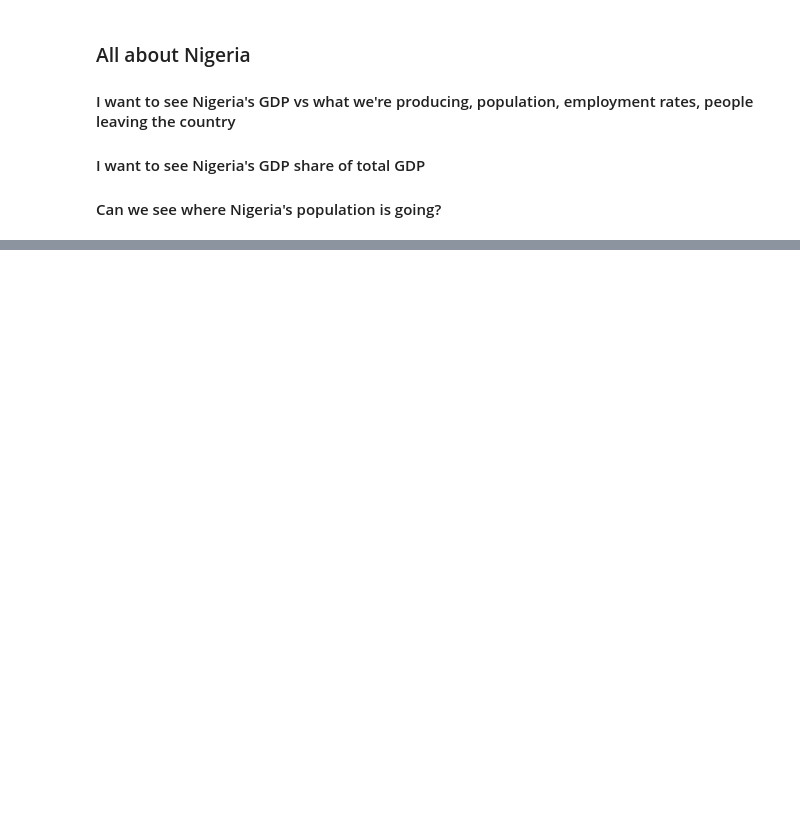
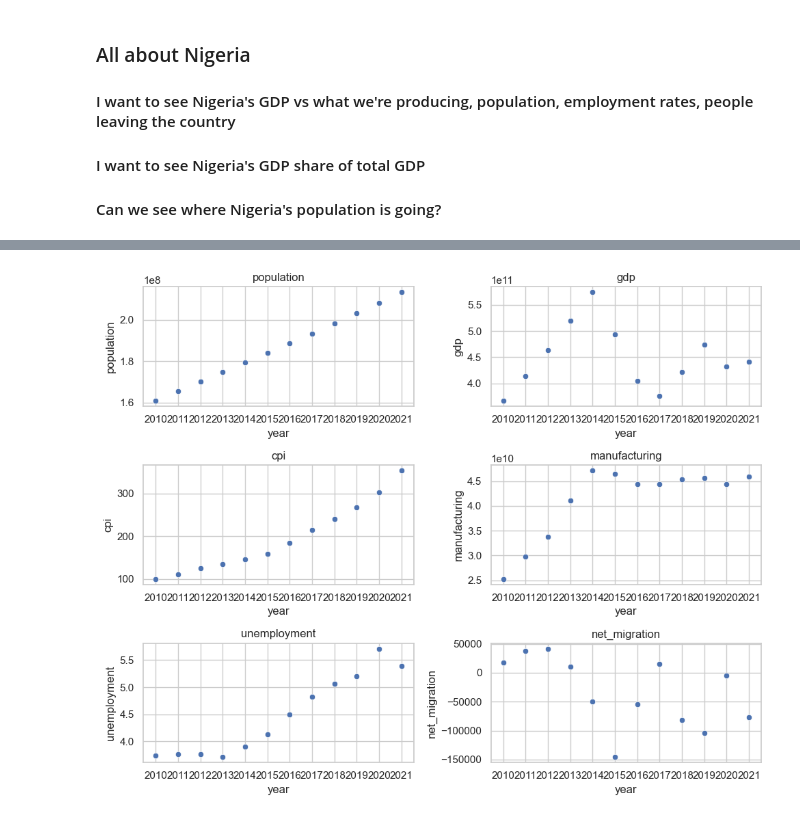
Before and after one commit to AngelitaDamola/exploration-journey, a Jupyter notebook: personal_project/explore_nigeria.ipynb, the cells around one changed output, grey strips where cells are left out. Saved outputs shown, nothing was run; the diff lists cells and outputs as text; code cells hidden in the pictures; blank space fills up the shorter version.

```diff
--- a/personal_project/explore_nigeria.ipynb
+++ b/personal_project/explore_nigeria.ipynb
@@ -39,0 +110,34 @@ dat.head(5)
+# %%
+dat = dat.sort_values(by='year', ascending=True)
+# %%
+sns.set_theme(style="whitegrid") #setting the style
+f, ax = plt.subplots(3, 2, figsize=(10, 8)) #creating a figure with 6 (3X2) subplots
+
+#first row, first column
+sns.scatterplot(data=dat, x="year", y="population", ax=ax[0,0])
+ax[0,0].set_title('population')
+
+#first row, second column
+sns.scatterplot(data=dat, x="year", y="gdp", ax=ax[0,1])
+ax[0,1].set_title('gdp')
+
+#second row, first column
+sns.scatterplot(data=dat, x="year", y="cpi",  ax=ax[1,0])
+ax[1,0].set_title('cpi')
+
+#second row, second column
+sns.scatterplot(data=dat, x="year", y="manufacturing",  ax=ax[1,1])
+ax[1,1].set_title('manufacturing')
+
+#third row, first column
+sns.scatterplot(data=dat, x="year", y="unemployment", ax=ax[2,0])
+ax[2,0].set_title('unemployment')
+
+#third row, second column
+sns.scatterplot(data=dat, x="year", y="net_migration", ax=ax[2,1])
+ax[2,1].set_title('net_migration')
+
+plt.tight_layout()
+plt.show()
+# %% [output]
+[figure, added]
```
Also changed, not shown: parts of 11 cells of this notebook.
